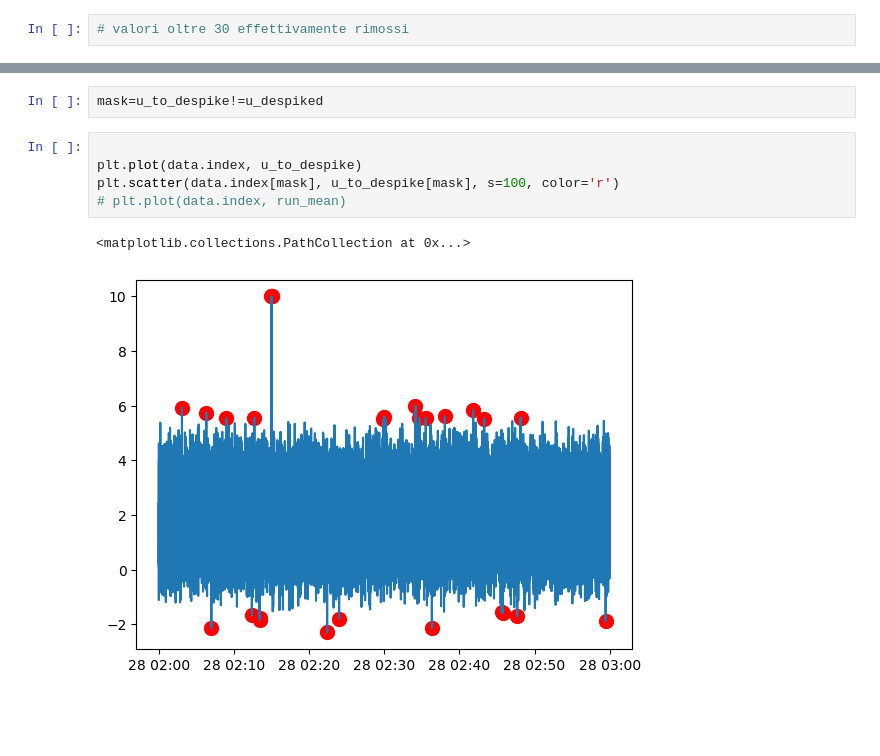
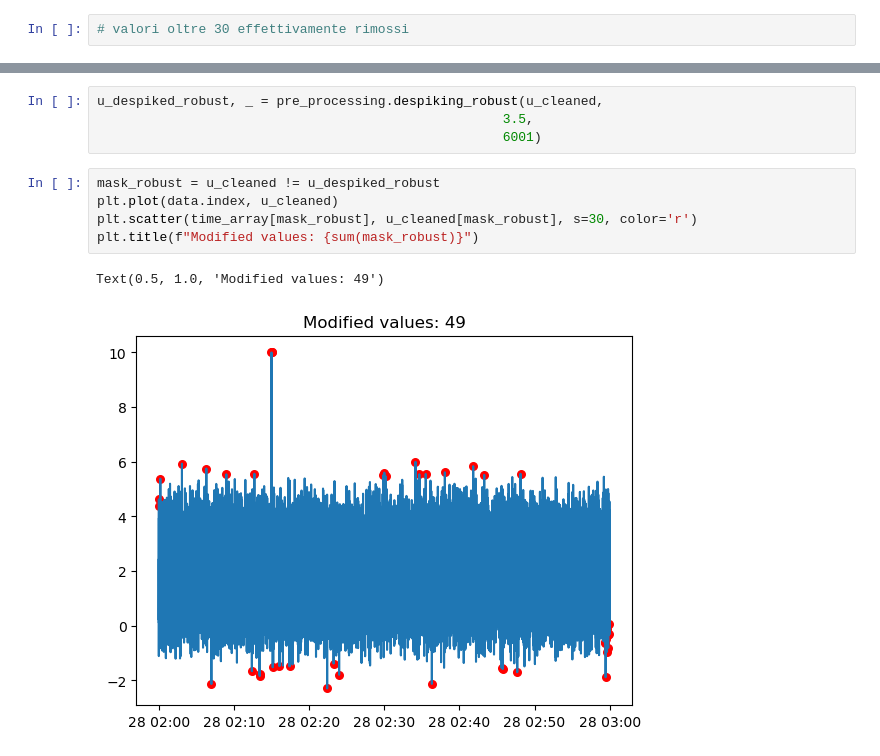
Before and after one commit to aleszamp98/ProMeteo, a Jupyter notebook: notebooks/test.ipynb, the cells around one changed output, grey strips where cells are left out. Cells and saved outputs as stored; diff of their text form; blank space fills up the shorter version.

```diff
--- a/notebooks/test.ipynb
+++ b/notebooks/test.ipynb
@@ -82,10 +50,12 @@ Running stats computed
-# %%
-mask=u_to_despike!=u_despiked
-# %%
-
-plt.plot(data.index, u_to_despike)
-plt.scatter(data.index[mask], u_to_despike[mask], s=100, color='r')
-# plt.plot(data.index, run_mean)
-# %% [output]
-<matplotlib.collections.PathCollection at 0x...>
-[figure, removed]
+# %%
+u_despiked_robust, _ = pre_processing.despiking_robust(u_cleaned,
+                                                    3.5,
+                                                    6001)
+# %%
+mask_robust = u_cleaned != u_despiked_robust
+plt.plot(data.index, u_cleaned)
+plt.scatter(time_array[mask_robust], u_cleaned[mask_robust], s=30, color='r')
+plt.title(f"Modified values: {sum(mask_robust)}")
+# %% [output]
+Text(0.5, 1.0, 'Modified values: 49')
+[figure, added]
```
Also changed, not shown: parts of 9 cells of this notebook, 5 other files.
